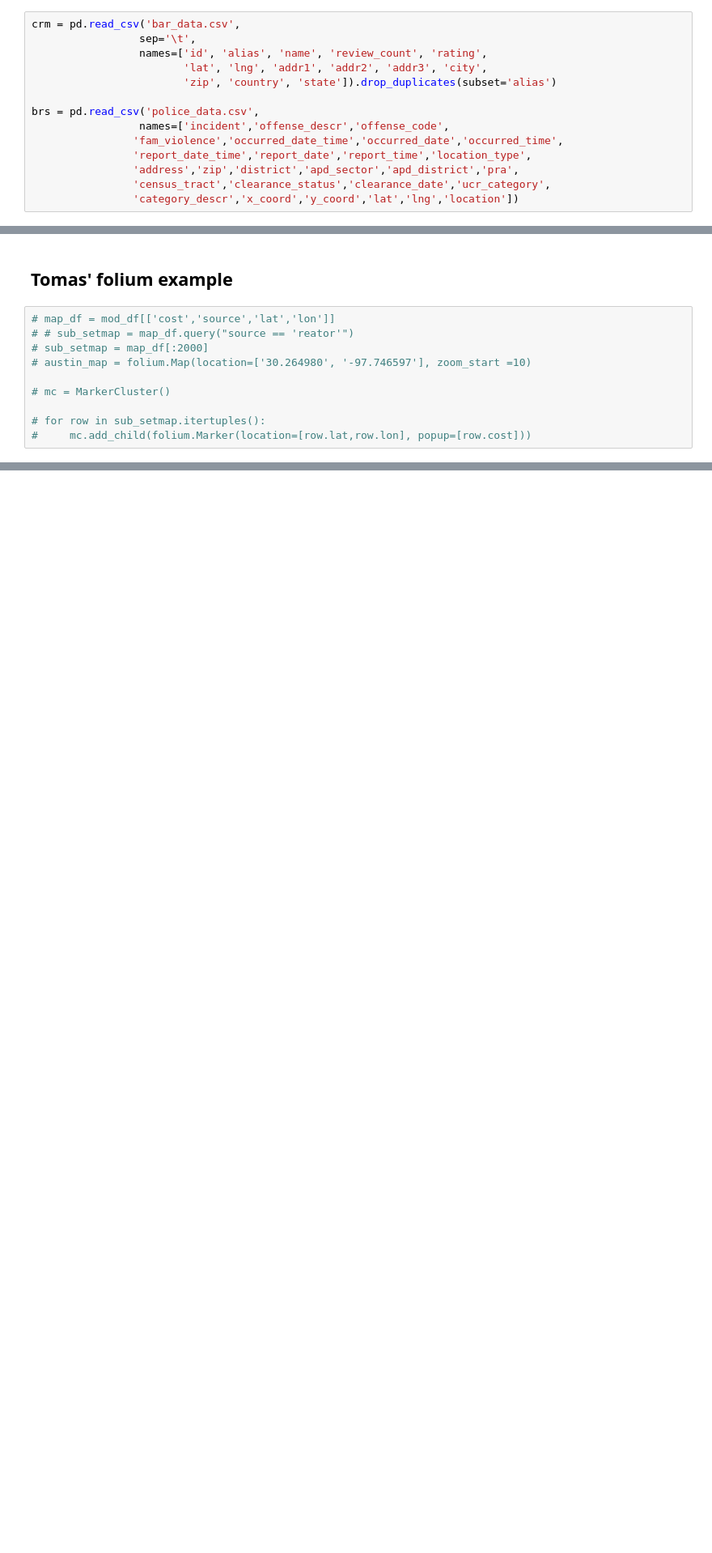
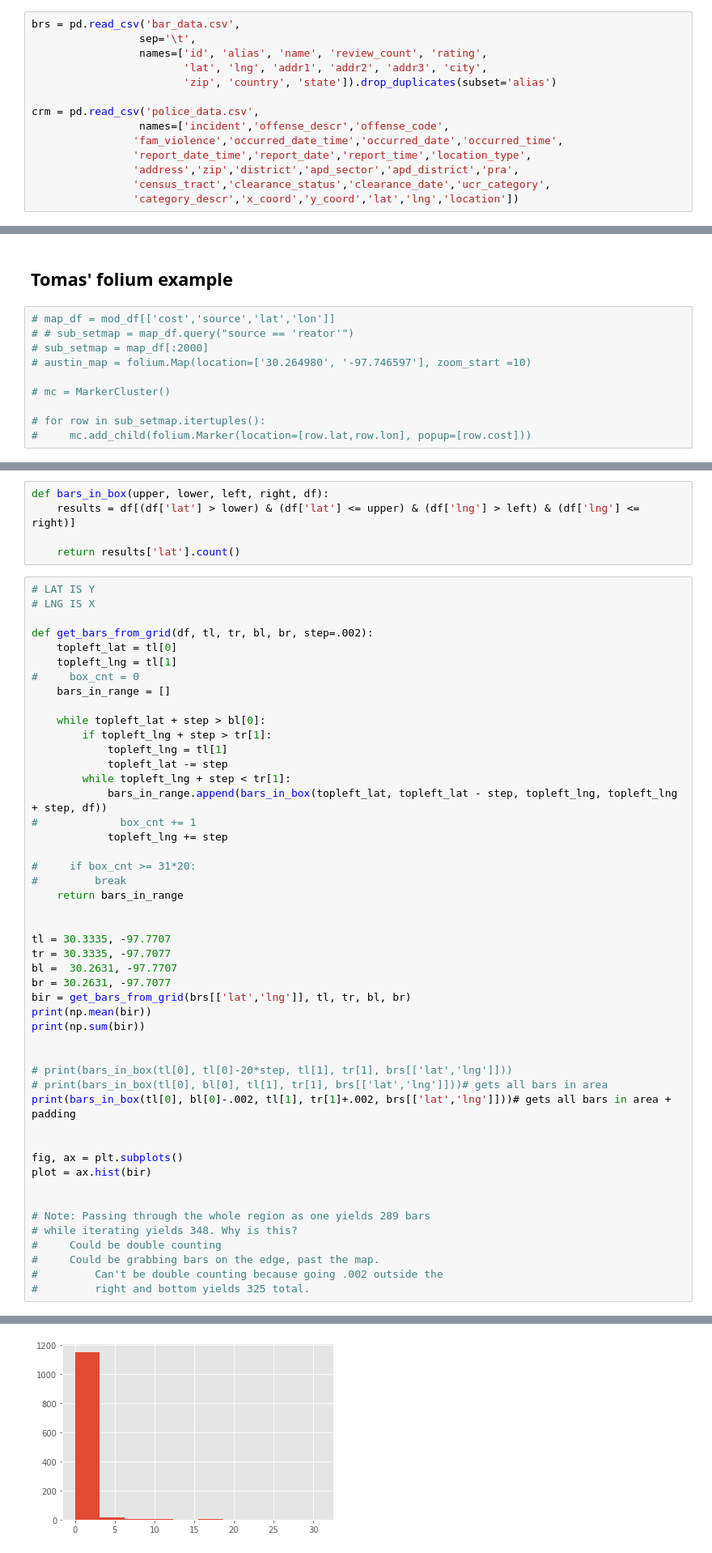
Before and after one commit to AustinPenner/Crime-ATX, a Jupyter notebook: data_exploration.ipynb, the cells around one changed output, grey strips where cells are left out. Shown: that part at 81% size. Saved outputs shown, nothing was run; the diff lists cells and outputs as text; blank space fills up the shorter version.

```diff
--- a/data_exploration.ipynb
+++ b/data_exploration.ipynb
@@ -46,13 +47,13 @@ plt.style.use('ggplot')
 #         vs = '\t'.join(str(x) for x in py_dict.values())
 #         f.write(f'{vs}\n')
 # %%
-crm = pd.read_csv('bar_data.csv',
+brs = pd.read_csv('bar_data.csv',
                  sep='\t',
                  names=['id', 'alias', 'name', 'review_count', 'rating',
                         'lat', 'lng', 'addr1', 'addr2', 'addr3', 'city',
                         'zip', 'country', 'state']).drop_duplicates(subset='alias')
 
-brs = pd.read_csv('police_data.csv',
+crm = pd.read_csv('police_data.csv',
                  names=['incident','offense_descr','offense_code',
                 'fam_violence','occurred_date_time','occurred_date','occurred_time',
                 'report_date_time','report_date','report_time','location_type',
@@ -129,0 +136,54 @@ for
+# %%
+def bars_in_box(upper, lower, left, right, df):
+    results = df[(df['lat'] > lower) & (df['lat'] <= upper) & (df['lng'] > left) & (df['lng'] <= right)]
+
+    return results['lat'].count()
+# %%
+# LAT IS Y
+# LNG IS X
+
+def get_bars_from_grid(df, tl, tr, bl, br, step=.002):
+    topleft_lat = tl[0]
+    topleft_lng = tl[1]
+#     box_cnt = 0
+    bars_in_range = []
+
+    while topleft_lat + step > bl[0]:
+        if topleft_lng + step > tr[1]:
+            topleft_lng = tl[1]
+            topleft_lat -= step
+        while topleft_lng + step < tr[1]:
+            bars_in_range.append(bars_in_box(topleft_lat, topleft_lat - step, topleft_lng, topleft_lng + step, df))
+#             box_cnt += 1
+            topleft_lng += step
+
+#     if box_cnt >= 31*20:
+#         break
+    return bars_in_range
+
+
+tl = 30.3335, -97.7707
+tr = 30.3335, -97.7077
+bl =  30.2631, -97.7707
+br = 30.2631, -97.7077
+bir = get_bars_from_grid(brs[['lat','lng']], tl, tr, bl, br)
+print(np.mean(bir))
+print(np.sum(bir))
+
+
+# print(bars_in_box(tl[0], tl[0]-20*step, tl[1], tr[1], brs[['lat','lng']]))
+# print(bars_in_box(tl[0], bl[0], tl[1], tr[1], brs[['lat','lng']]))# gets all bars in area
+print(bars_in_box(tl[0], bl[0]-.002, tl[1], tr[1]+.002, brs[['lat','lng']]))# gets all bars in area + padding
+
+
+fig, ax = plt.subplots()
+plot = ax.hist(bir)
+
+
+# Note: Passing through the whole region as one yields 289 bars
+# while iterating yields 348. Why is this?
+#     Could be double counting
+#     Could be grabbing bars on the edge, past the map.
+#         Can't be double counting because going .002 outside the
+#         right and bottom yields 325 total.
+# %% [output]
@@ -129,0 +193 @@ for
+[figure, added]
```
Also changed, not shown: parts of 9 cells of this notebook, 2 other files.
